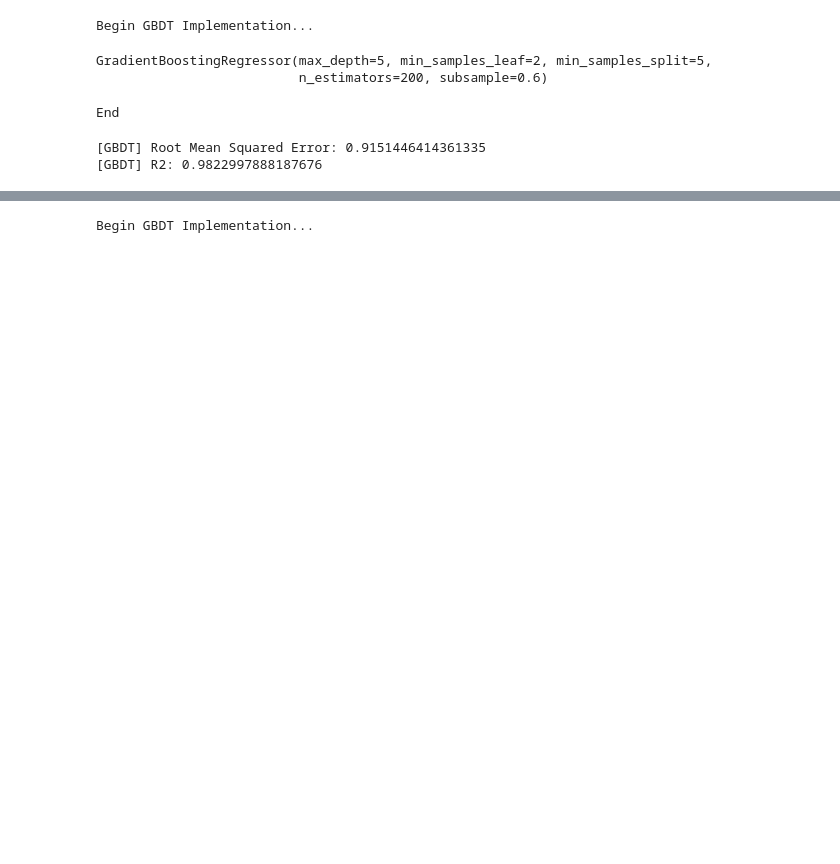
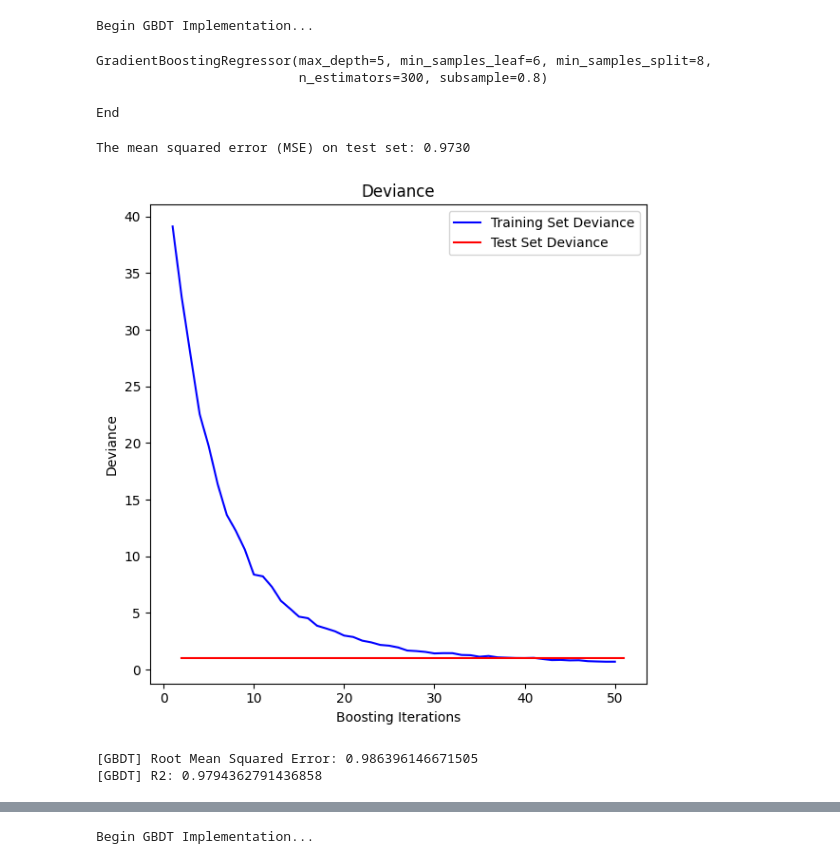
Before and after one commit to reo113/GuideHouse_Project, a Jupyter notebook: Untitled2.ipynb, the cells around one changed output, grey strips where cells are left out. Cells and saved outputs as stored; diff of their text form; code cells hidden in the pictures; blank space fills up the shorter version.

```diff
--- a/Untitled2.ipynb
+++ b/Untitled2.ipynb
@@ -680,3 +684,14 @@ print('[GBDT] R2: {0}'.format(pr_r2))
+# %%
+X_train_education, X_test_education, y_train_education, y_test_education = train_test_split(X_education, y_education, test_size=0.2, random_state=42)
+
+params = {
+        'n_estimators': [50,100, 200, 300],
+        'learning_rate': [0.1, 0.05,0.25, 0.01],
+        'max_depth': [3, 4, 5,6],
+        'min_samples_leaf': [1, 2, 3, 4],
+        'min_samples_split': [2, 3, 4, 5],
+        'subsample': [0.6,0.8, 0.9, 1.0],
+}
 # %%
 print('Begin GBDT Implementation...')
 #Create the GradientBoostingClassifier model object
@@ -693,20 +702,50 @@ X_train_education, X_test_education, y_train_education, y_test_education = train
 # %%
-education = GradientBoostingRegressor(learning_rate=0.1, max_depth=5, min_samples_leaf=2, min_samples_split=5, n_estimators=200, subsample=0.6)
+education = GradientBoostingRegressor(learning_rate=0.1, max_depth=5, min_samples_leaf=6, min_samples_split=8, n_estimators=300, subsample=0.8)
 education.fit(X_train_education,y_train_education)
 # %% [output]
-GradientBoostingRegressor(max_depth=5, min_samples_leaf=2, min_samples_split=5,
-                          n_estimators=200, subsample=0.6)
+GradientBoostingRegressor(max_depth=5, min_samples_leaf=6, min_samples_split=8,
+                          n_estimators=300, subsample=0.8)
 # %%
 y_pred_education = education.predict(X_test_education)
 # %%
 print('End')
 # %% [output]
 End
+# %%
+mse = mean_squared_error(y_test_education, y_pred_education)
+print("The mean squared error (MSE) on test set: {:.4f}".format(mse))
+# %% [output]
+The mean squared error (MSE) on test set: 0.9730
+# %%
+n_estimators = int(params['n_estimators'][0])
+test_score = np.zeros((n_estimators,), dtype=np.float64)
+for i, y_pred in enumerate(education.staged_predict(X_test_education)):
+    if i < len(test_score):
+        test_score[i] = mean_squared_error(y_test_education, y_pred_education)
+
+fig = plt.figure(figsize=(6, 6))
+plt.subplot(1, 1, 1)
+plt.title("Deviance")
+x = np.arange(n_estimators) + 1
+y = education.train_score_[:len(x)]
+
+plt.plot(x, y, "b-", label="Training Set Deviance")
+
+plt.plot(
+    x + 1, test_score, "r-", label="Test Set Deviance"
+)
+plt.legend(loc="upper right")
+plt.xlabel("Boosting Iterations")
+plt.ylabel("Deviance")
+fig.tight_layout()
+plt.show()
+# %% [output]
+[figure, added]
 # %%
 education_rmse = mean_squared_error(y_test_education, education.predict(X_test_education), squared=False)
 education_r2 = r2_score(y_test_education, education.predict(X_test_education))
 print('[GBDT] Root Mean Squared Error: {0}'.format(education_rmse))
 print('[GBDT] R2: {0}'.format(education_r2))
 # %% [output]
-[GBDT] Root Mean Squared Error: 0.9151446414361335
-[GBDT] R2: 0.9822997888187676
+[GBDT] Root Mean Squared Error: 0.986396146671505
+[GBDT] R2: 0.9794362791436858
```
Also changed, not shown: parts of 37 cells of this notebook.
